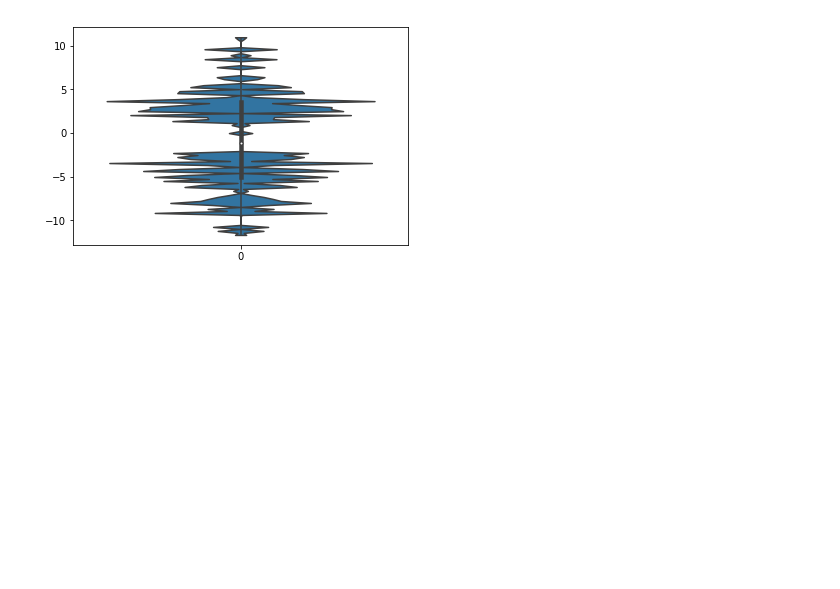
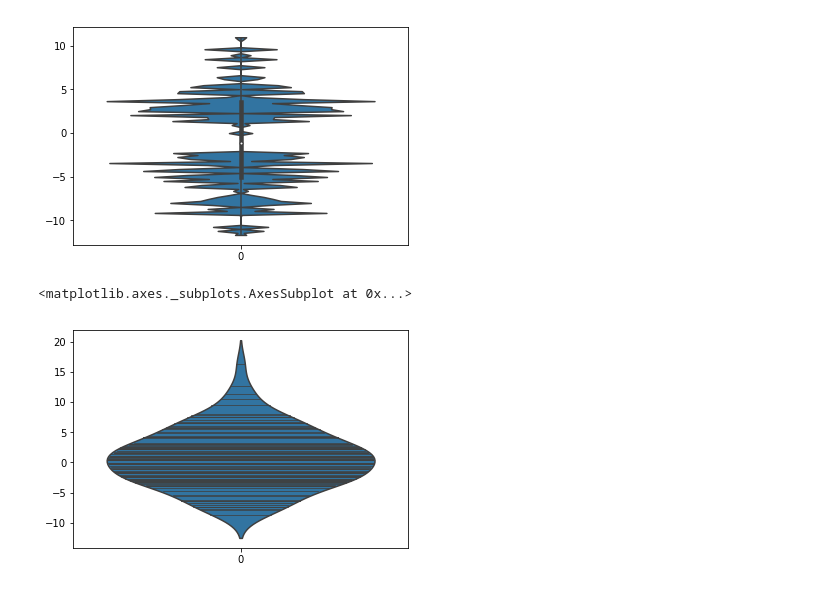
Before and after one commit to aki-06/Data_Science, a Jupyter notebook: 20180507_データの可視化.ipynb, the cells around one changed output. Drawn from its saved outputs; the diff is of its cells as text; code cells hidden in the pictures; blank space fills up the shorter version.

```diff
--- a/20180507_データの可視化.ipynb
+++ b/20180507_データの可視化.ipynb
@@ -51,3 +51,8 @@ sns.violinplot(data=data4, bw=0.01)
 # %% [output]
 <matplotlib.axes._subplots.AxesSubplot at 0x...>
 [figure]
+# %%
+sns.violinplot(data=data3, inner='stick')
+# %% [output]
+<matplotlib.axes._subplots.AxesSubplot at 0x...>
+[figure, added]
```
Also changed, not shown: 1 other file.
